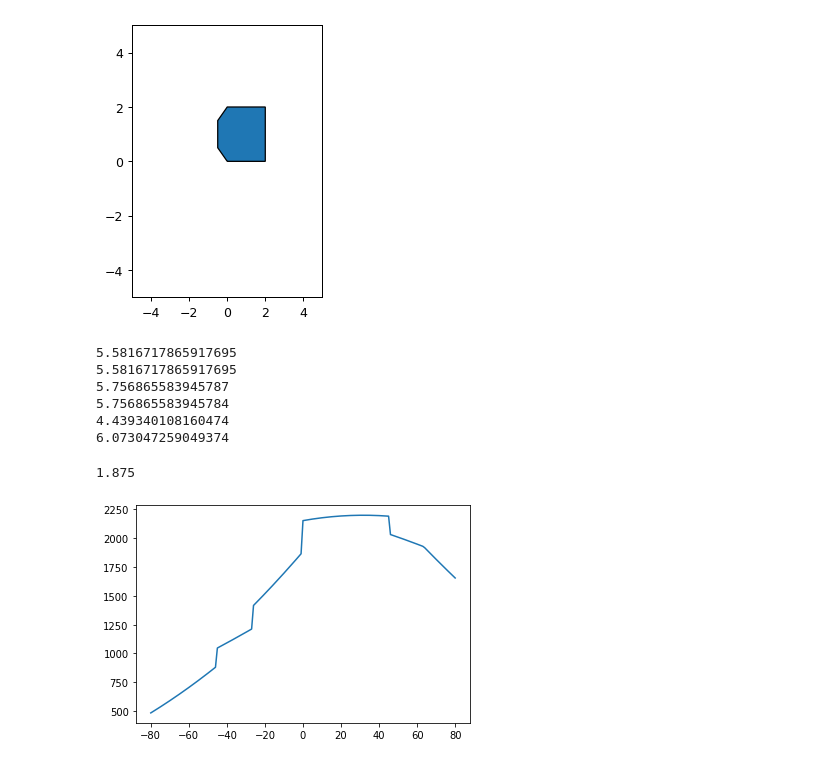
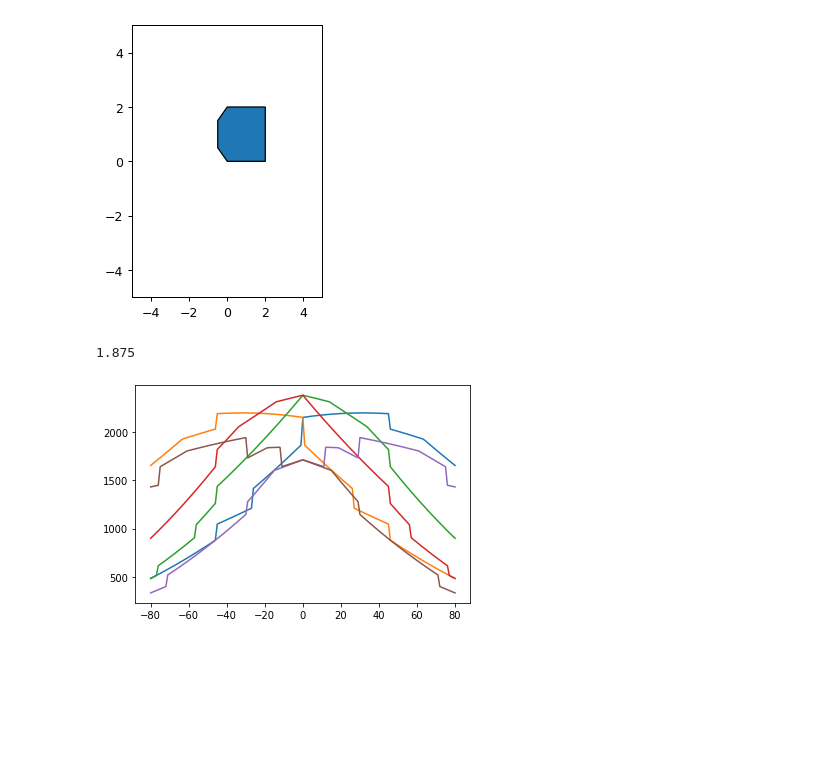
Before and after one commit to Suhas7/mas-tables, a Jupyter notebook: Round1.ipynb, the cells around one changed output. Cells and saved outputs as stored; diff of their text form; code cells hidden in the pictures; blank space fills up the shorter version.

```diff
--- a/Round1.ipynb
+++ b/Round1.ipynb
@@ -14,7 +13,10 @@ class Seat:
         self.theta=theta
         self.ID=ID
         self.degVal=dict()
+        self.degValX=list()
+        self.degValY=list()
     def __compute_view_value__(self,ang,seat):
+        from math import sqrt, sin, cos, atan, radians, degrees
         other_theta = (seat.theta + ang+90)%360
         #Rotate based on self perspective
         ang = radians((90-ang)%360)
@@ -45,14 +47,16 @@ class Seat:
             score+=currScore*(150-abs(deg))/150
         return score/160
     def plotFOVVals(self,scale=False):
-        points = sorted(((k,v) for k,v in self.degVal.items()),key=lambda x: x[0])
+        points = sorted(((k,v) for k,v in self.degVal.items()), key=lambda x: x[0])
         x=list()
         y=list()
         for p in points:
             x.append(p[0])
-            if not scale: y.append(p[1])
-            else: y.append(p[1]*(250-abs(p[0])))
-        pyplot.plot(x,y)
+            y.append(p[1]*(250-abs(p[0]*scale)))
+        plt.plot(x,y)
+        self.degValX=x
+        self.degValY=y
+        return x,y
 # %%
 #Pull in data for a particular table
 datasets = json.loads(open("table_data.json",'r').read())
@@ -71,24 +75,15 @@ pyplot.ylim(-5,5)
 fig.show()
 # %% [output]
 [figure]
-# %%
-for k,seat in seats.items(): print(seat.gradePosition(seats))
-# %% [output]
-5.5816717865917695
-5.5816717865917695
-5.756865583945787
-5.756865583945784
-4.439340108160474
-6.073047259049374
 # %%
 a=3
 b=2
 seats[a].__compute_view_value__((seats[a].theta+0)%360,seats[b])
 # %% [output]
 1.875
-# %%
-arr=[]
-self=seats[0]
-self.plotFOVVals(scale=True)
-# %% [output]
-[figure, removed]
+# %%
+for i in range(N):
+    seats[i].gradePosition(seats)
+    x,y=seats[i].plotFOVVals(scale=True)
+# %% [output]
+[figure, added]
```
Also changed, not shown: parts of 2 cells of this notebook, 4 other files.
